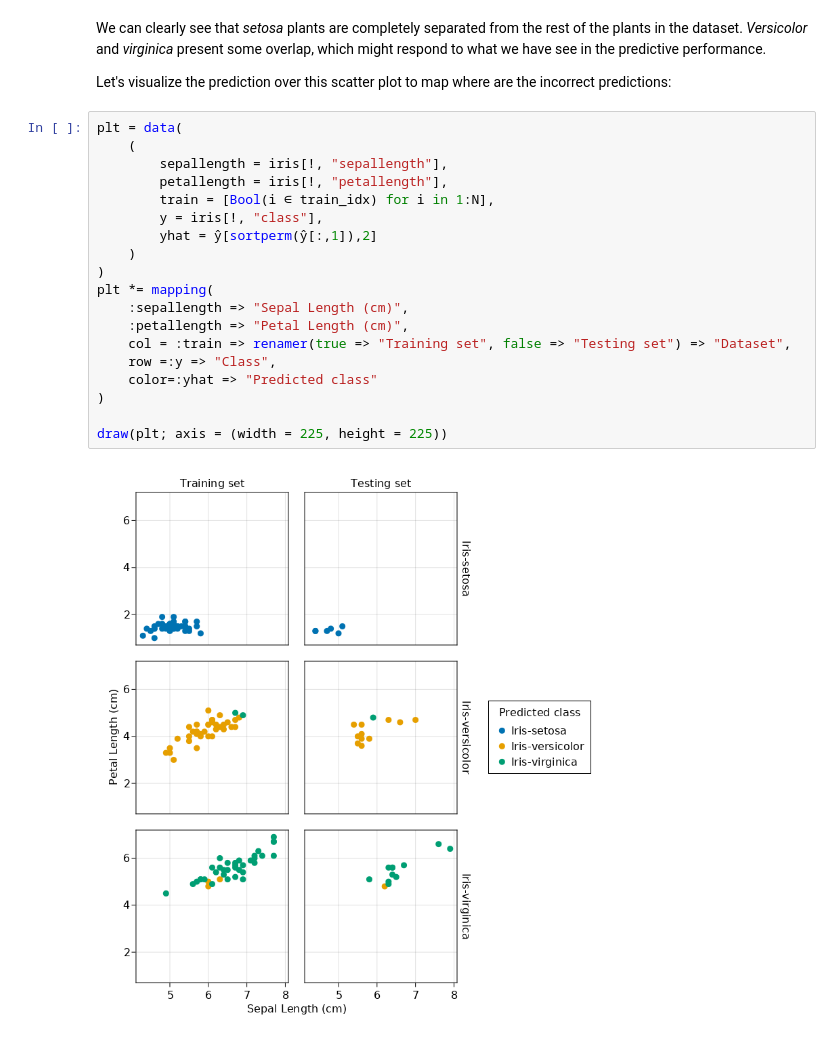
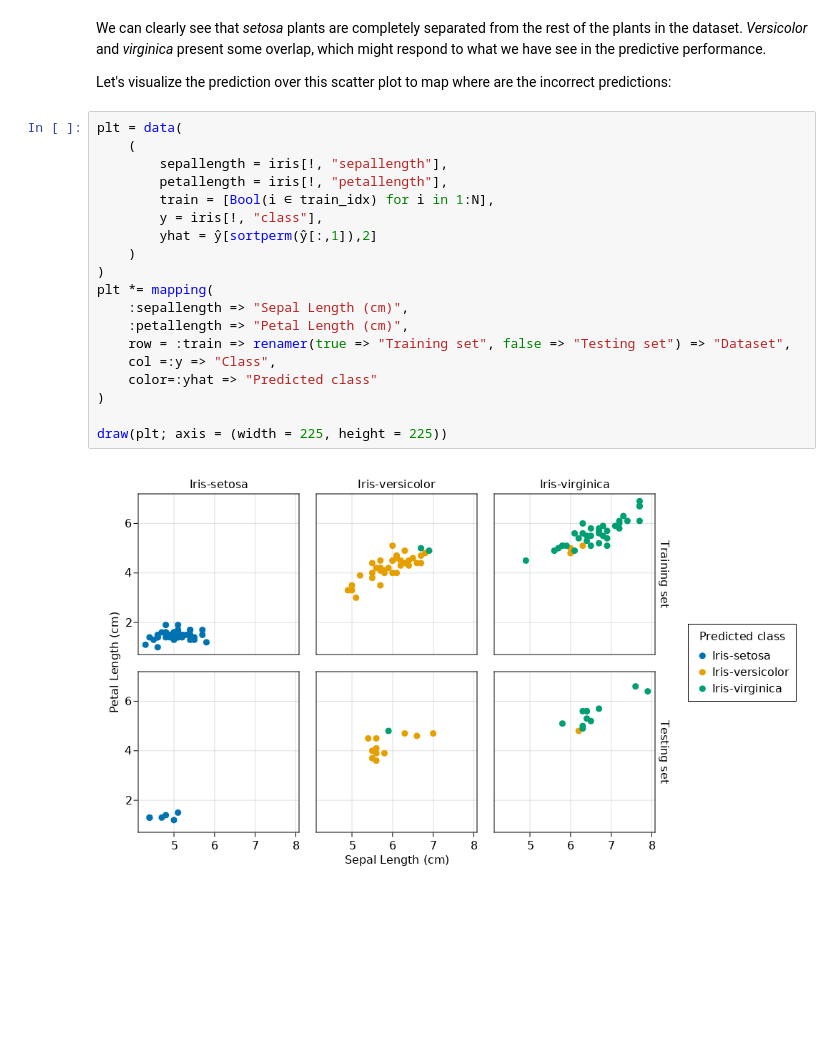
Before and after one commit to cvigilv/simspread-tutorial, a Jupyter notebook: tutorial_1.ipynb, the cells around one changed output. Drawn from its saved outputs; the diff is of its cells as text; blank space fills up the shorter version.

```diff
--- a/tutorial_1.ipynb
+++ b/tutorial_1.ipynb
@@ -261,21 +285,21 @@ predictions:
 # %%
 plt = data(
     (
         sepallength = iris[!, "sepallength"],
         petallength = iris[!, "petallength"],
         train = [Bool(i ∈ train_idx) for i in 1:N],
         y = iris[!, "class"],
         yhat = ŷ[sortperm(ŷ[:,1]),2]
     )
 )
 plt *= mapping(
     :sepallength => "Sepal Length (cm)",
     :petallength => "Petal Length (cm)",
-    col = :train => renamer(true => "Training set", false => "Testing set") => "Dataset",
-    row =:y => "Class",
+    row = :train => renamer(true => "Training set", false => "Testing set") => "Dataset",
+    col =:y => "Class",
     color=:yhat => "Predicted class"
 )
 
 draw(plt; axis = (width = 225, height = 225))
 # %% [output]
-[figure, old version]
+[figure, new version]
```
Also changed, not shown: parts of 4 cells of this notebook, 4 other files.
